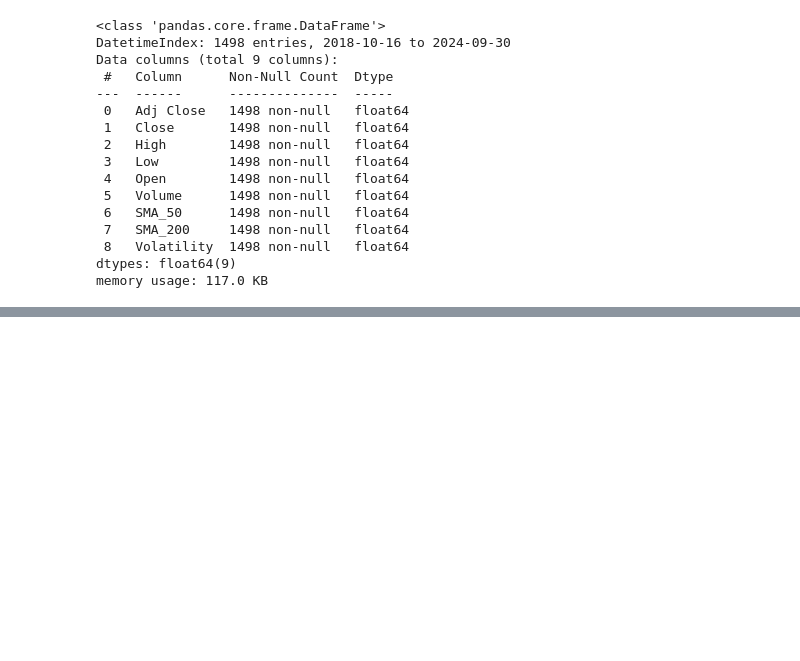
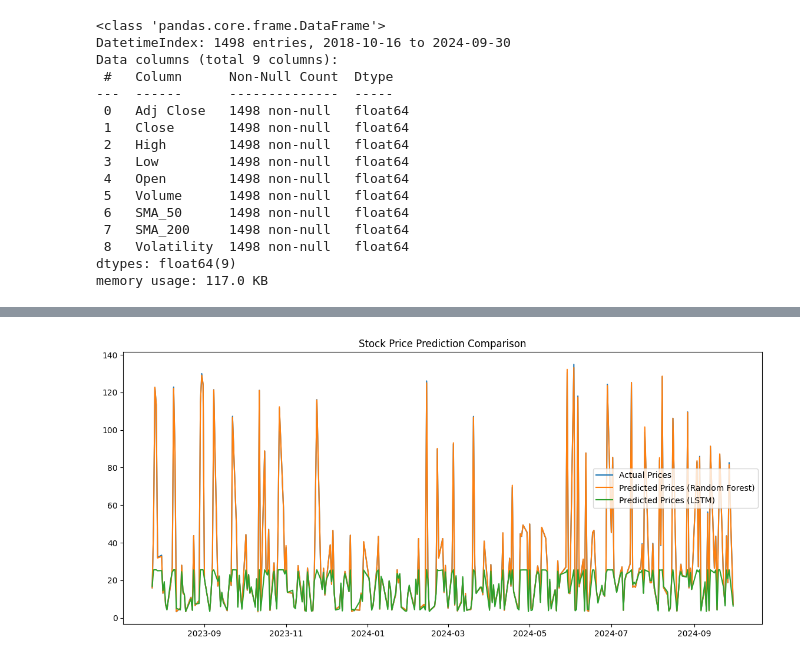
Before and after one commit to smkhowaja08/data-science-project, a Jupyter notebook: predicting_nvidia_stock_prices_using_machine_learning_models.ipynb, the cells around one changed output, grey strips where cells are left out. Saved outputs shown, nothing was run; the diff lists cells and outputs as text; code cells hidden in the pictures; blank space fills up the shorter version.

Commit message:
Linear Regression, Random Forest Regressor

```diff
--- a/predicting_nvidia_stock_prices_using_machine_learning_models.ipynb
+++ b/predicting_nvidia_stock_prices_using_machine_learning_models.ipynb
@@ -124,0 +183,24 @@ memory usage: 117.0 KB
+# %%
+# Model 1: Linear Regression
+lr_model = LinearRegression()
+lr_model.fit(X_train, y_train)
+y_pred_lr = lr_model.predict(X_test)
+# %%
+# Model 2: Random Forest Regressor
+rf_model = RandomForestRegressor(n_estimators=100, random_state=42)
+rf_model.fit(X_train, y_train)
+y_pred_rf = rf_model.predict(X_test)
+# %%
+# Model 3: LSTM (Deep Learning)
+X_lstm = np.reshape(X_scaled, (X_scaled.shape[0], X_scaled.shape[1], 1))
+
+X_train_lstm, X_test_lstm, y_train_lstm, y_test_lstm = train_test_split(X_lstm, y, test_size=0.2, random_state=42)
+
+lstm_model = Sequential([
+    LSTM(units=50, return_sequences=True, input_shape=(X_train_lstm.shape[1], 1)),
+    LSTM(units=50, return_sequences=False),
+    Dense(units=1)
+])
+lstm_model.compile(optimizer='adam', loss='mean_squared_error')
+lstm_model.fit(X_train_lstm, y_train_lstm, epochs=10, batch_size=32)
+y_pred_lstm = lstm_model.predict(X_test_lstm)
@@ -124,0 +260,11 @@ memory usage: 117.0 KB
+# %%
+# Time Horizon Impact
+plt.figure(figsize=(14, 6))
+plt.plot(df_nvidia.index[-len(y_test):], y_test.values, label='Actual Prices')
+plt.plot(df_nvidia.index[-len(y_test):], y_pred_rf, label='Predicted Prices (Random Forest)')
+plt.plot(df_nvidia.index[-len(y_test):], y_pred_lstm.flatten(), label='Predicted Prices (LSTM)')
+plt.legend()
+plt.title("Stock Price Prediction Comparison")
+plt.show()
+# %% [output]
+[figure, added]
```
Also changed, not shown: parts of 8 cells of this notebook.
